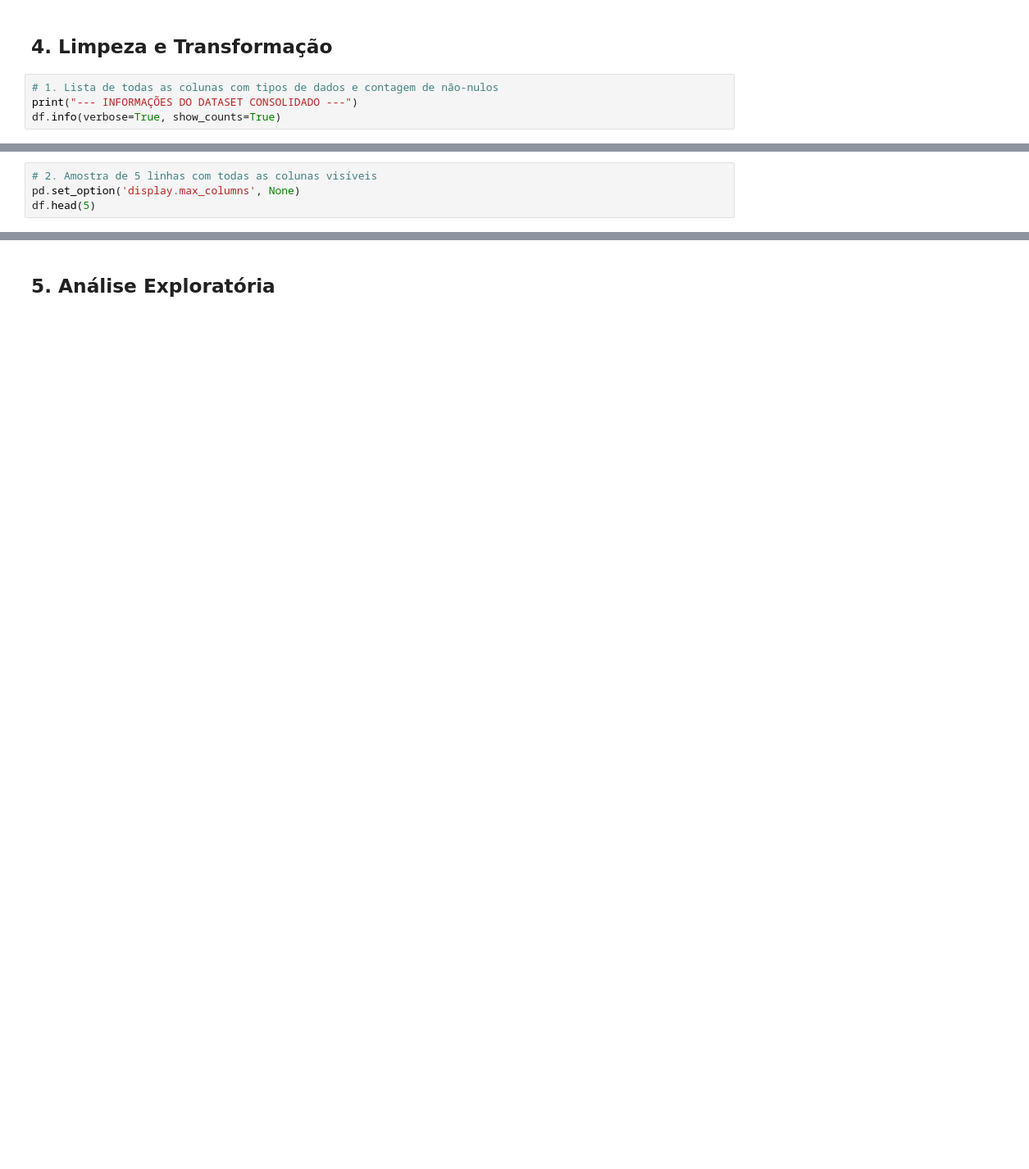
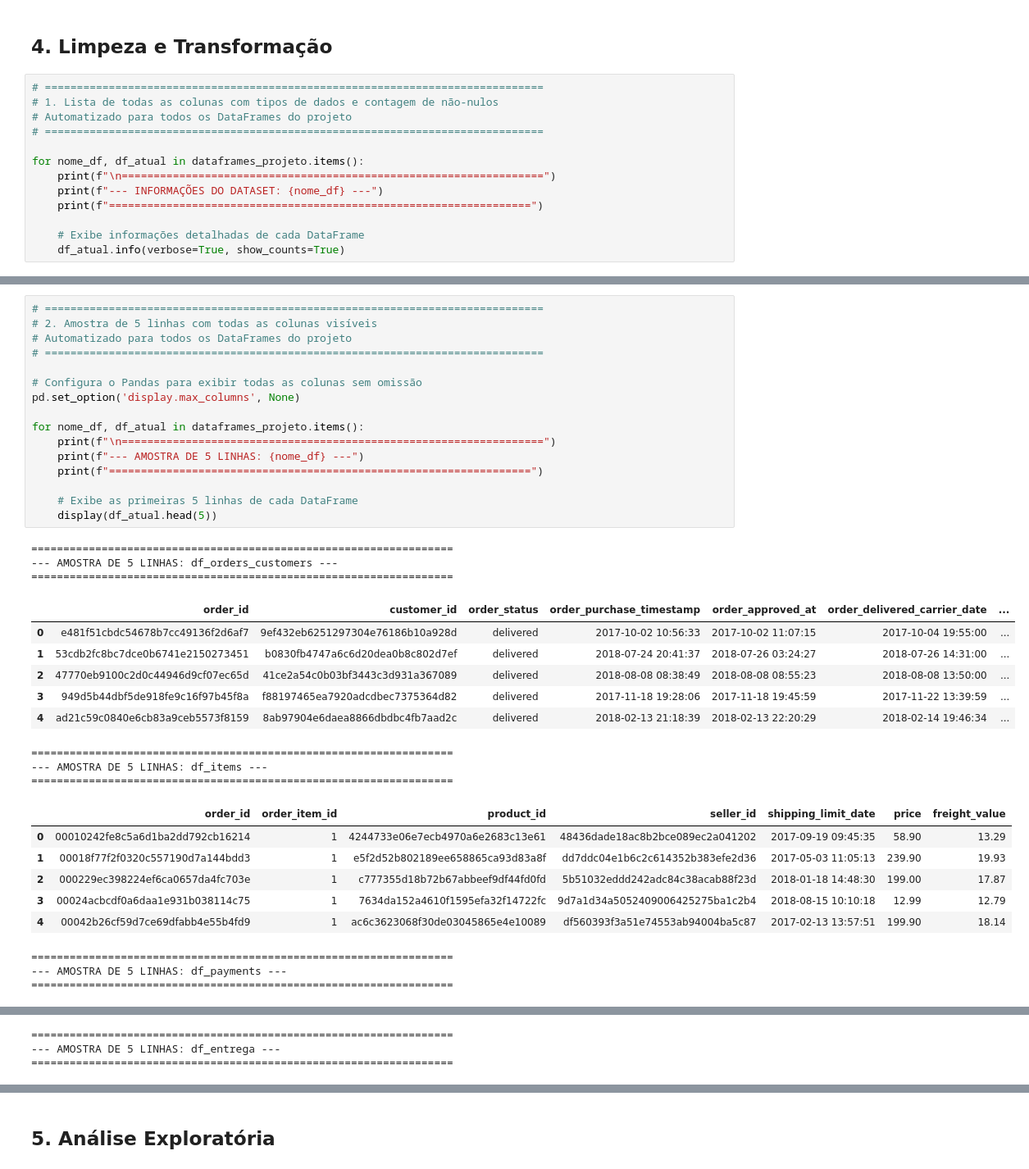
Before and after one commit to heliobrandao/projeto-tecnicas-programacao-i-py-ada, a Jupyter notebook: notebooks/analise.ipynb, the cells around one changed output, grey strips where cells are left out. Shown at 82% size. Saved outputs shown, nothing was run; the diff lists cells and outputs as text; blank space fills up the shorter version.

```diff
--- a/notebooks/analise.ipynb
+++ b/notebooks/analise.ipynb
@@ -415,6 +766,15 @@ plt.show()
 # %% [markdown]
 ## 4. Limpeza e Transformação
 # %%
+# ==============================================================================
 # 1. Lista de todas as colunas com tipos de dados e contagem de não-nulos
-print("--- INFORMAÇÕES DO DATASET CONSOLIDADO ---")
-df.info(verbose=True, show_counts=True)
+# Automatizado para todos os DataFrames do projeto
+# ==============================================================================
+
+for nome_df, df_atual in dataframes_projeto.items():
+    print(f"\n==================================================================")
+    print(f"--- INFORMAÇÕES DO DATASET: {nome_df} ---")
+    print(f"==================================================================")
+
+    # Exibe informações detalhadas de cada DataFrame
+    df_atual.info(verbose=True, show_counts=True)
@@ -421,4 +799,38 @@ df.info(verbose=True, show_counts=True)
-# %%
-# 2. Amostra de 5 linhas com todas as colunas visíveis
-pd.set_option('display.max_columns', None)
-df.head(5)
+# %%
+# ==============================================================================
+# 2. Amostra de 5 linhas com todas as colunas visíveis
+# Automatizado para todos os DataFrames do projeto
+# ==============================================================================
+
+# Configura o Pandas para exibir todas as colunas sem omissão
+pd.set_option('display.max_columns', None)
+
+for nome_df, df_atual in dataframes_projeto.items():
+    print(f"\n==================================================================")
+    print(f"--- AMOSTRA DE 5 LINHAS: {nome_df} ---")
+    print(f"==================================================================")
+
+    # Exibe as primeiras 5 linhas de cada DataFrame
+    display(df_atual.head(5))
+# %% [output]
+==================================================================
+--- AMOSTRA DE 5 LINHAS: df_orders_customers ---
+==================================================================
+|  | order_id | customer_id | order_status | order_purchase_timestamp | order_approved_at | order_delivered_carrier_date | ... |
+| 0 | e481f51cbdc54678b7cc49136f2d6af7 | 9ef432eb6251297304e76186b10a928d | delivered | 2017-10-02 10:56:33 | 2017-10-02 11:07:15 | 2017-10-04 19:55:00 | ... |
+| 1 | 53cdb2fc8bc7dce0b6741e2150273451 | b0830fb4747a6c6d20dea0b8c802d7ef | delivered | 2018-07-24 20:41:37 | 2018-07-26 03:24:27 | 2018-07-26 14:31:00 | ... |
+| 2 | 47770eb9100c2d0c44946d9cf07ec65d | 41ce2a54c0b03bf3443c3d931a367089 | delivered | 2018-08-08 08:38:49 | 2018-08-08 08:55:23 | 2018-08-08 13:50:00 | ... |
+| 3 | 949d5b44dbf5de918fe9c16f97b45f8a | f88197465ea7920adcdbec7375364d82 | delivered | 2017-11-18 19:28:06 | 2017-11-18 19:45:59 | 2017-11-22 13:39:59 | ... |
+| 4 | ad21c59c0840e6cb83a9ceb5573f8159 | 8ab97904e6daea8866dbdbc4fb7aad2c | delivered | 2018-02-13 21:18:39 | 2018-02-13 22:20:29 | 2018-02-14 19:46:34 | ... |
+==================================================================
+--- AMOSTRA DE 5 LINHAS: df_items ---
+==================================================================
+|  | order_id | order_item_id | product_id | seller_id | shipping_limit_date | price | freight_value |
+| 0 | 00010242fe8c5a6d1ba2dd792cb16214 | 1 | 4244733e06e7ecb4970a6e2683c13e61 | 48436dade18ac8b2bce089ec2a041202 | 2017-09-19 09:45:35 | 58.90 | 13.29 |
+| 1 | 00018f77f2f0320c557190d7a144bdd3 | 1 | e5f2d52b802189ee658865ca93d83a8f | dd7ddc04e1b6c2c614352b383efe2d36 | 2017-05-03 11:05:13 | 239.90 | 19.93 |
+| 2 | 000229ec398224ef6ca0657da4fc703e | 1 | c777355d18b72b67abbeef9df44fd0fd | 5b51032eddd242adc84c38acab88f23d | 2018-01-18 14:48:30 | 199.00 | 17.87 |
+| 3 | 00024acbcdf0a6daa1e931b038114c75 | 1 | 7634da152a4610f1595efa32f14722fc | 9d7a1d34a5052409006425275ba1c2b4 | 2018-08-15 10:10:18 | 12.99 | 12.79 |
+| 4 | 00042b26cf59d7ce69dfabb4e55b4fd9 | 1 | ac6c3623068f30de03045865e4e10089 | df560393f3a51e74553ab94004ba5c87 | 2017-02-13 13:57:51 | 199.90 | 18.14 |
+==================================================================
+--- AMOSTRA DE 5 LINHAS: df_payments ---
+==================================================================
@@ -424,0 +843,3 @@ df.head(5)
+==================================================================
+--- AMOSTRA DE 5 LINHAS: df_entrega ---
+==================================================================
```
Also changed, not shown: parts of 36 cells of this notebook.
